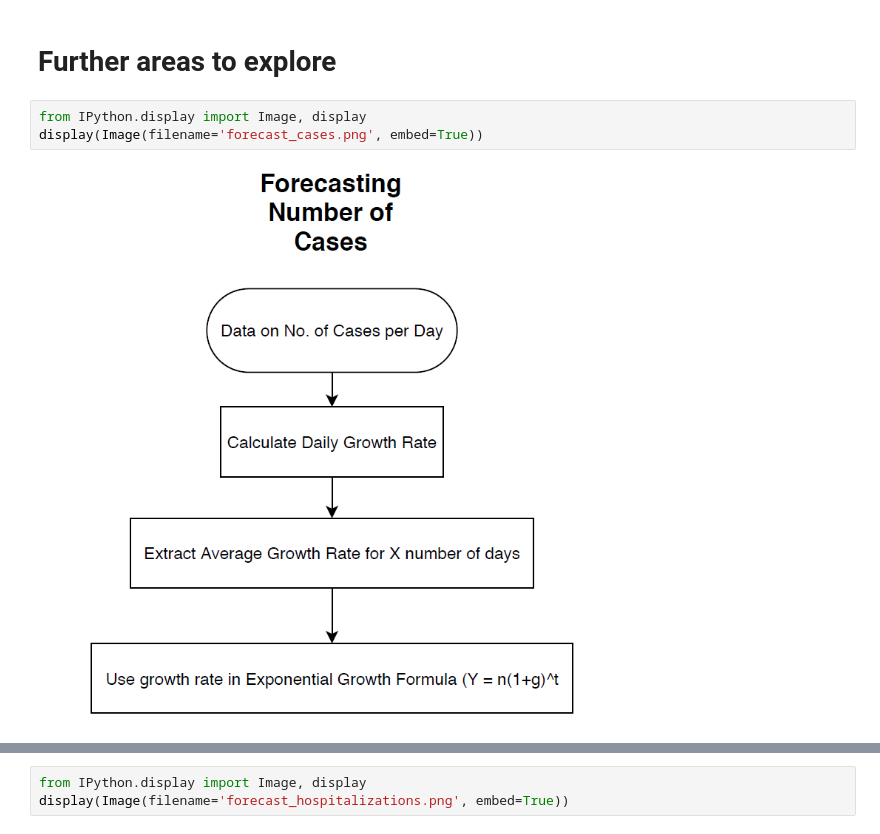
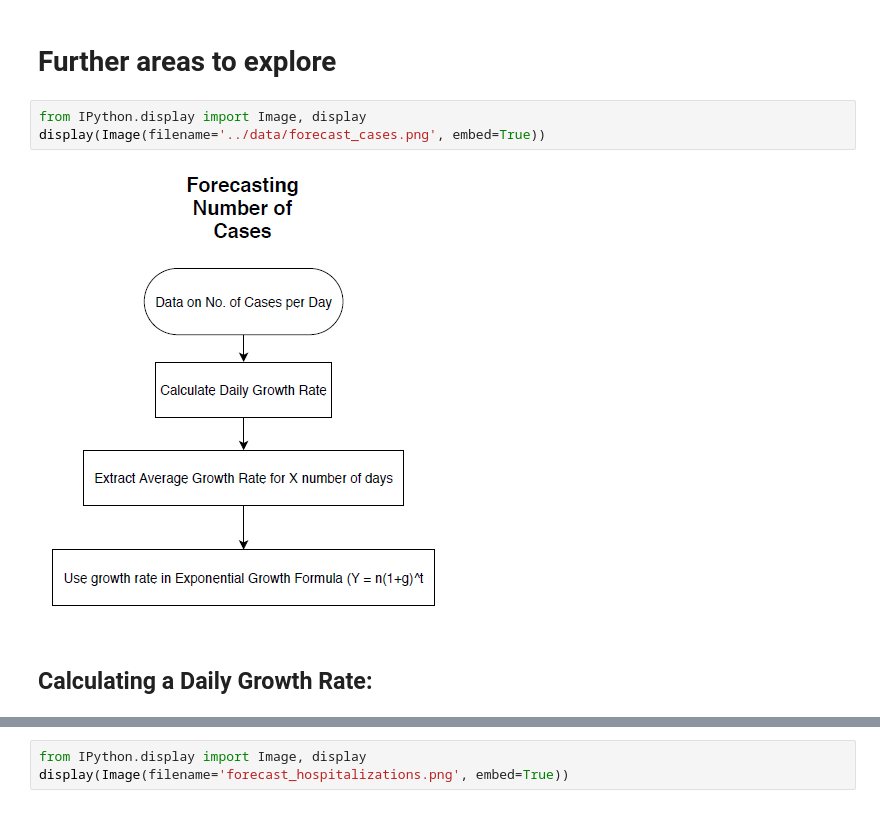
Before and after one commit to dsfsi/covid19za, a Jupyter notebook: notebooks/COVID-19 South Africa - Data Analysis and Visualization.ipynb, the cells around one changed output, grey strips where cells are left out. Cells and saved outputs as stored; diff of their text form.

```diff
--- a/notebooks/COVID-19 South Africa - Data Analysis and Visualization.ipynb
+++ b/notebooks/COVID-19 South Africa - Data Analysis and Visualization.ipynb
@@ -150,6 +151,8 @@ The leftmost bar indicates the cases were the age was not available.
 # Further areas to explore
 # %%
 from IPython.display import Image, display
-display(Image(filename='forecast_cases.png', embed=True))
+display(Image(filename='../data/forecast_cases.png', embed=True))
 # %% [output]
-[figure, old version]
+[figure, new version]
+# %% [markdown]
+## Calculating a Daily Growth Rate:
```
Also changed, not shown: parts of 7 cells of this notebook.
